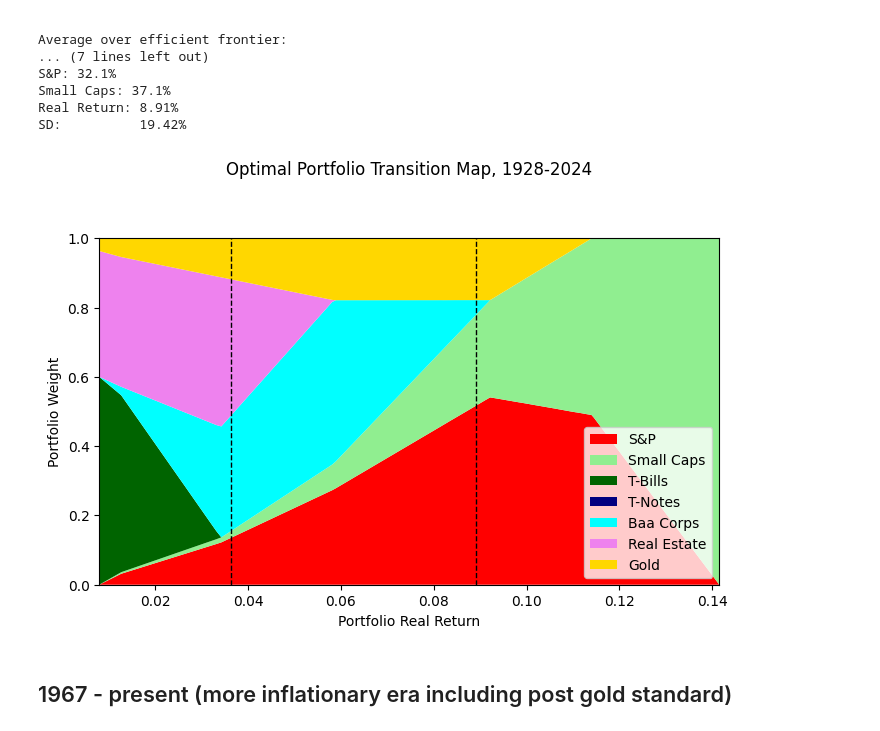
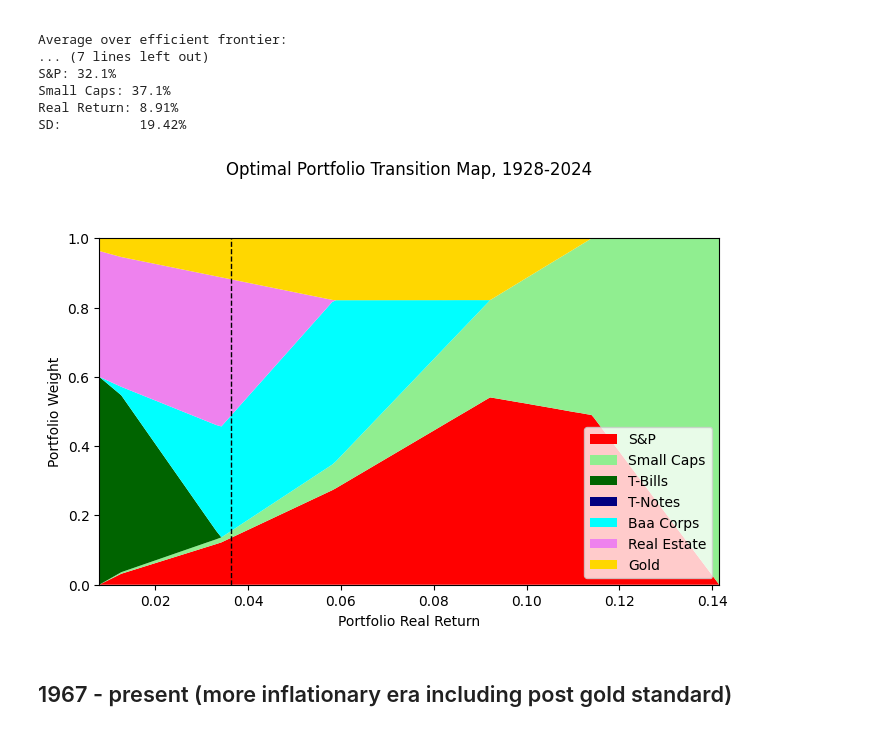
Before and after one commit to druce/portfolio_optimization, a Jupyter notebook: Portfolio optimization.ipynb, the cells around one changed output. Saved outputs shown, nothing was run; the diff lists cells and outputs as text; code cells hidden in the pictures.

Commit message:
update charts and comments

```diff
--- a/Portfolio optimization.ipynb
+++ b/Portfolio optimization.ipynb
@@ -523,7 +523,7 @@ def plot_efrontier(ret_df, df,
     plt.plot(ret_df['std'], ret_df['return'])
     # Force both axes to start at 0
     plt.xlim(left=0, right=max(asset_vols))
-    plt.ylim(bottom=0)
+    plt.ylim(bottom=min(0, min(mu)))
 
     plt.xlabel(xlabel)
     plt.ylabel(ylabel)
@@ -594,36 +594,37 @@ SD:          19.42%
 def transition_map(ret_df, labels, startyear, endyear, max_sharpe_return=None, avg_ret_mean=None, ylim=1):
 
     x = ret_df['return']
     # absolute values so shorts don't create chaos
     y_list = [abs(ret_df[l]) for l in labels]
     pal = ['red', 'lightgreen', 'darkgreen', 'navy', 'cyan', 'violet', 'gold', ]
 
     fig = plt.figure(figsize=(8, 4.5))
     ax1 = fig.add_subplot(111)
 
     ax1.stackplot(x, y_list, labels=labels, colors=pal)
     ax1.set_xlim((ret_df['return'].iloc[0], ret_df['return'].iloc[-1]))
     ax1.set_ylim((0, ylim))
     ax1.set_xlabel('Portfolio Vol')
     ax1.set_xlabel("Portfolio Real Return")
     ax1.set_ylabel("Portfolio Weight")
     ax1.legend(loc='lower right')
 #     return/std relationship is not linear, can't have both axes
 #     ax2 = ax1.twiny()
 #     ax2.set_xlim((ret_df['std'].iloc[0], ret_df['std'].iloc[-1]))
 #     ax2.set_xlabel('Portfolio Vol')
 
     if max_sharpe_return is not None:
         ax1.axvline(max_sharpe_return, color='black', linestyle='--', linewidth=1)
 
-    if max_sharpe_return is not None:
-        ax1.axvline(avg_ret_mean, color='black', linestyle='--', linewidth=1)
+# don't draw line for avg_ret_mean, doesn't correspond to a portfolio in the transition map
+#     if avg_ret_mean is not None:
+#         ax1.axvline(avg_ret_mean, color='black', linestyle='--', linewidth=1)
 
     plt.title("Optimal Portfolio Transition Map, %d-%d" % (startyear, endyear), y=1.16);
 
 transition_map(ret_df, labels=df.columns, startyear=df.index[0], endyear=df.index[-1], max_sharpe_return=max_sharpe_return, avg_ret_mean=avg_ret_mean)
 # %% [output]
-[figure, old version]
+[figure, new version]
 # %% [markdown]
 ## 1967 - present (more inflationary era including post gold standard)
 # %%
```
Also changed, not shown: parts of 25 cells of this notebook.
